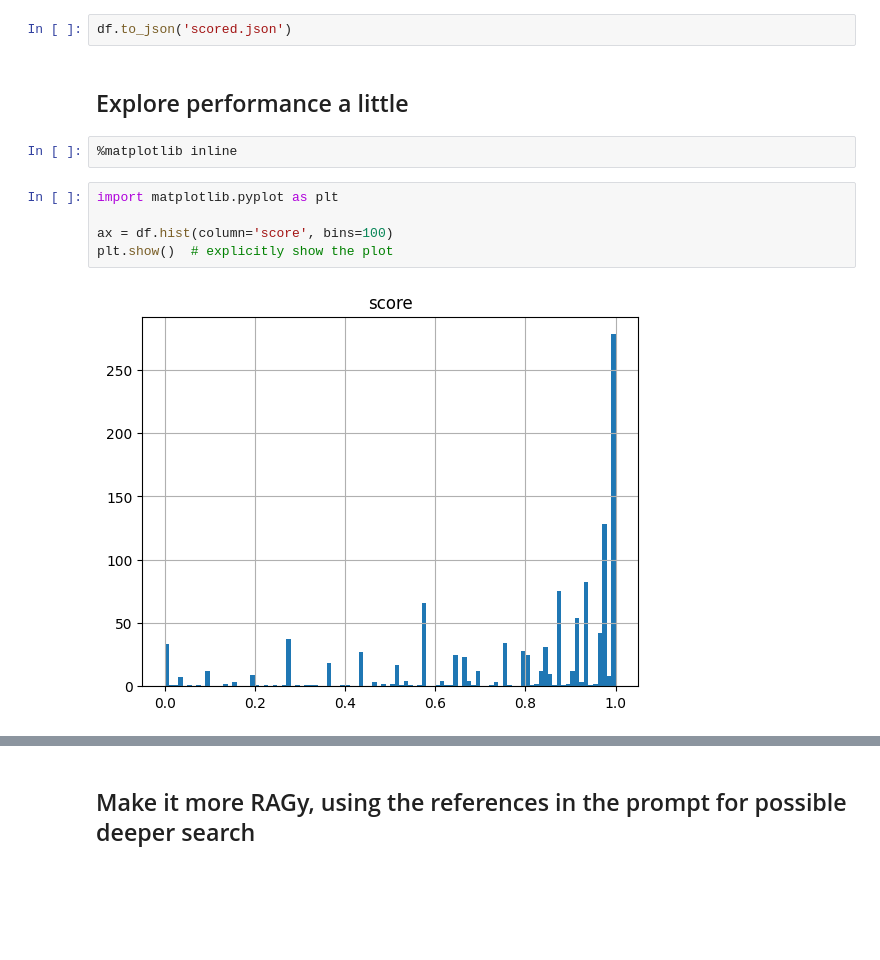
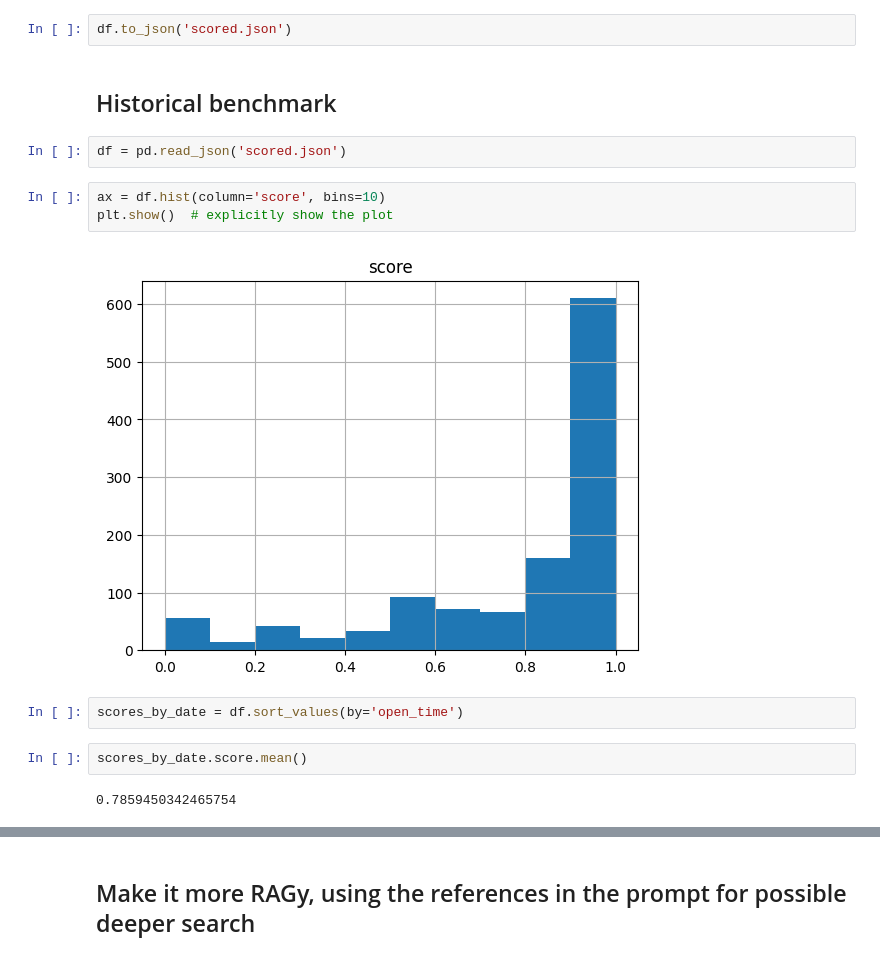
Before and after one commit to catskillsresearch/metac-bot-template, a Jupyter notebook: Quickstart_Historical_Backtest.ipynb, the cells around one changed output, grey strips where cells are left out. Cells and saved outputs as stored; diff of their text form; blank space fills up the shorter version.

```diff
--- a/Quickstart_Historical_Backtest.ipynb
+++ b/Quickstart_Historical_Backtest.ipynb
@@ -796,13 +561,17 @@ df['score'] = df.apply(calculate_ubs, axis=1)
 # %%
 df.to_json('scored.json')
 # %% [markdown]
-## Explore performance a little
+## Historical benchmark
-# %%
-%matplotlib inline
-# %%
-import matplotlib.pyplot as plt
-
-ax = df.hist(column='score', bins=100)
-plt.show()  # explicitly show the plot
-# %% [output]
-[figure, removed]
+# %%
+df = pd.read_json('scored.json')
+# %%
+ax = df.hist(column='score', bins=10)
+plt.show()  # explicitly show the plot
+# %% [output]
+[figure, added]
+# %%
+scores_by_date = df.sort_values(by='open_time')
+# %%
+scores_by_date.score.mean()
+# %% [output]
+0.7859450342465754
```
Also changed, not shown: parts of 45 cells of this notebook, 3 other files.
